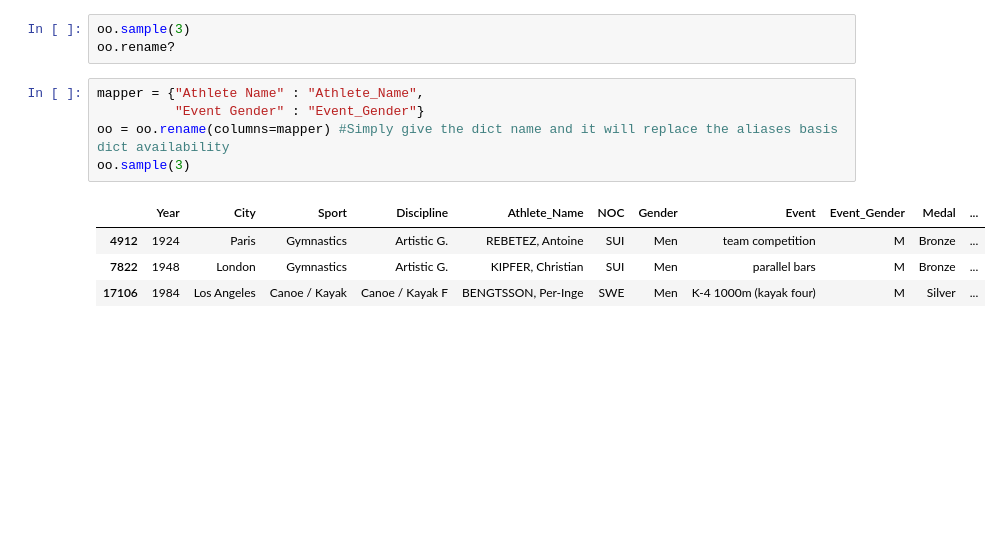
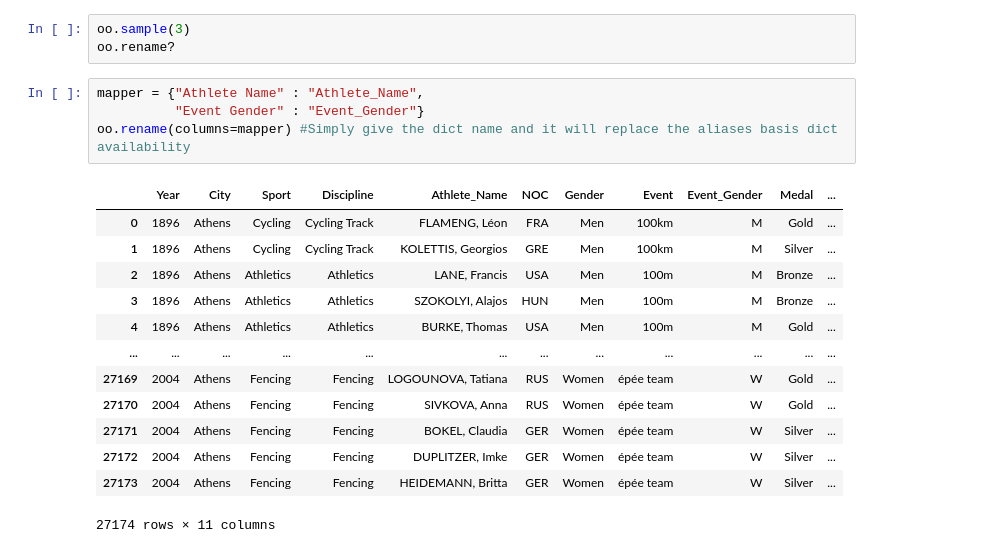
Before and after one commit to gcgauravchauhan10/Python_Practice_Codes, a Jupyter notebook: Practice with Pandas.ipynb, the cells around one changed output. Saved outputs shown, nothing was run; the diff lists cells and outputs as text; blank space fills up the shorter version.

```diff
--- a/Practice with Pandas.ipynb
+++ b/Practice with Pandas.ipynb
@@ -405,10 +402,18 @@ oo.rename?
 # %%
 mapper = {"Athlete Name" : "Athlete_Name",
           "Event Gender" : "Event_Gender"}
-oo = oo.rename(columns=mapper) #Simply give the dict name and it will replace the aliases basis dict availability
-oo.sample(3)
+oo.rename(columns=mapper) #Simply give the dict name and it will replace the aliases basis dict availability
 # %% [output]
 |  | Year | City | Sport | Discipline | Athlete_Name | NOC | Gender | Event | Event_Gender | Medal | ... |
-| 4912 | 1924 | Paris | Gymnastics | Artistic G. | REBETEZ, Antoine | SUI | Men | team competition | M | Bronze | ... |
-| 7822 | 1948 | London | Gymnastics | Artistic G. | KIPFER, Christian | SUI | Men | parallel bars | M | Bronze | ... |
-| 17106 | 1984 | Los Angeles | Canoe / Kayak | Canoe / Kayak F | BENGTSSON, Per-Inge | SWE | Men | K-4 1000m (kayak four) | M | Silver | ... |
+| 0 | 1896 | Athens | Cycling | Cycling Track | FLAMENG, Léon | FRA | Men | 100km | M | Gold | ... |
+| 1 | 1896 | Athens | Cycling | Cycling Track | KOLETTIS, Georgios | GRE | Men | 100km | M | Silver | ... |
+| 2 | 1896 | Athens | Athletics | Athletics | LANE, Francis | USA | Men | 100m | M | Bronze | ... |
+| 3 | 1896 | Athens | Athletics | Athletics | SZOKOLYI, Alajos | HUN | Men | 100m | M | Bronze | ... |
+| 4 | 1896 | Athens | Athletics | Athletics | BURKE, Thomas | USA | Men | 100m | M | Gold | ... |
+| ... | ... | ... | ... | ... | ... | ... | ... | ... | ... | ... | ... |
+| 27169 | 2004 | Athens | Fencing | Fencing | LOGOUNOVA, Tatiana | RUS | Women | épée team | W | Gold | ... |
+| 27170 | 2004 | Athens | Fencing | Fencing | SIVKOVA, Anna | RUS | Women | épée team | W | Gold | ... |
+| 27171 | 2004 | Athens | Fencing | Fencing | BOKEL, Claudia | GER | Women | épée team | W | Silver | ... |
+| 27172 | 2004 | Athens | Fencing | Fencing | DUPLITZER, Imke | GER | Women | épée team | W | Silver | ... |
+| 27173 | 2004 | Athens | Fencing | Fencing | HEIDEMANN, Britta | GER | Women | épée team | W | Silver | ... |
+27174 rows × 11 columns
```
Also changed, not shown: parts of 19 cells of this notebook.
